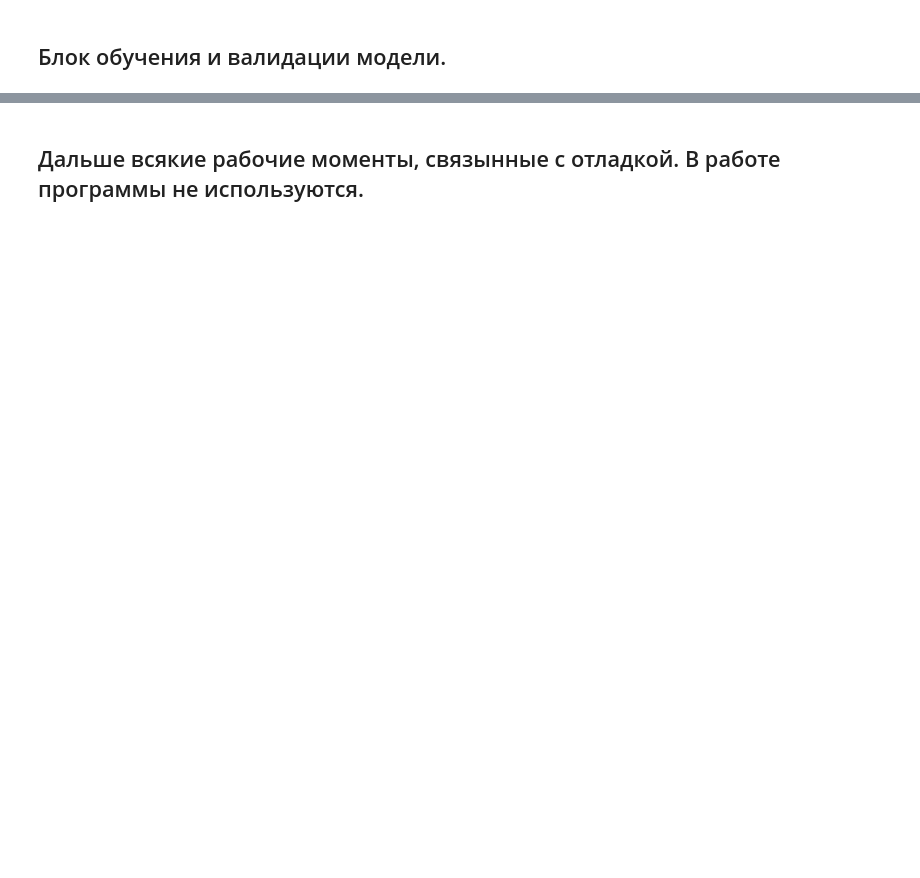
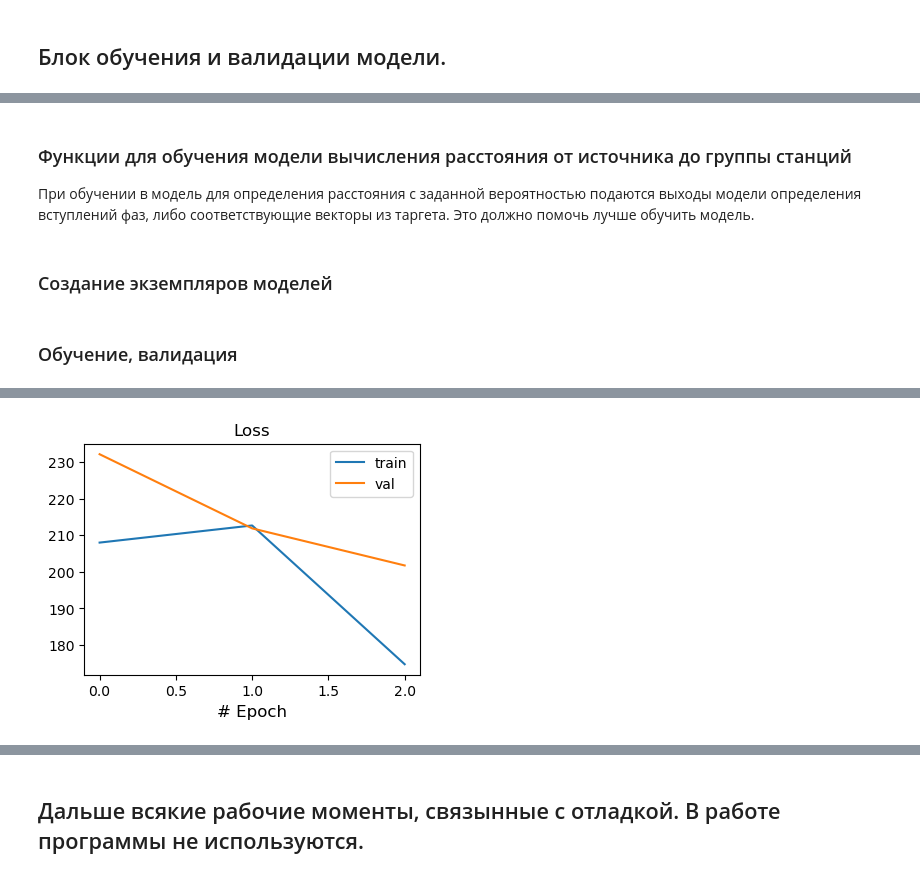
Before and after one commit to mexalon/Synth_wf_proc, a Jupyter notebook: Synth_wf_processing.ipynb, the cells around one changed output, grey strips where cells are left out. Saved outputs shown, nothing was run; the diff lists cells and outputs as text; code cells hidden in the pictures; blank space fills up the shorter version.

```diff
--- a/Synth_wf_processing.ipynb
+++ b/Synth_wf_processing.ipynb
@@ -553,0 +828,3 @@ plot_event(x, y, y_hat.detach().numpy())
+# %% [markdown]
+### Функции для обучения модели вычисления расстояния от источника до группы станций
+При обучении в модель для определения расстояния с заданной вероятностью подаются выходы модели определения вступлений фаз, либо соответствующие векторы из таргета. Это должно помочь лучше обучить модель.
@@ -553,0 +907,49 @@ plot_event(x, y, y_hat.detach().numpy())
+# %% [markdown]
+### Создание экземпляров моделей
+# %%
+# arrivals
+arr_model = Arrivals(chanels=3, rec_len=400, one_tr_attn_nlayer=1, sta_attn_nlayer=1, J=3, Q=4)
+
+# loading state
+pt_path = 'model_states/Aug_1_e3_03_01_state_dict_03_23_2023__17_36_28.pt'
+arr_model.load_state_dict(torch.load(pt_path, map_location=torch.device(device)))
+
+# distances
+dist_model = SourceToTargetDist(rec_len=400, sampl_rate = dataset.sampl_rate)
+# %% [markdown]
+### Обучение, валидация
+# %%
+train_h5_path = '100k_wforms_disp_5stax3ch_with_saw_06_03_23.hdf5'
+test_h5_path = 'validation_1k_wforms_disp_5stax3ch_with_saw_06_03_23.hdf5'
+
+transforms = stack_transforms([WtFilter(cl=[-1]), Normalizer(), ToTensor(), ToOneHot()])
+
+train = SynthSeism(h5_path = train_h5_path, transforms=transforms)
+test = SynthSeism(h5_path = test_h5_path, transforms=transforms)
+
+# this is for testing
+# train = torch.utils.data.Subset(train, torch.randperm(2000).tolist())
+
+train_dl = DataLoader(dataset=train,
+                      batch_size=100,
+                      shuffle=True,
+                      collate_fn=dataset.collate_fn,
+                      )
+
+test_dl = DataLoader(dataset=test,
+                      batch_size=len(test),
+                      shuffle=False,
+                      collate_fn=dataset.collate_fn,
+                      )
+
+# loss
+loss =  nn.MSELoss(reduction = 'mean')
+
+# optimizer
+epochs = 3
+lr = 0.0001
+optimizer = torch.optim.Adam(dist_model.parameters(), lr=lr)
+
+metrics = train_dist_model(dist_model, arr_model, train_dl, test_dl)
+plot_metrics(metrics)
+# %% [output]
@@ -553,0 +959 @@ plot_event(x, y, y_hat.detach().numpy())
+[figure, added]
```
Also changed, not shown: parts of 40 cells of this notebook, 4 other files.
